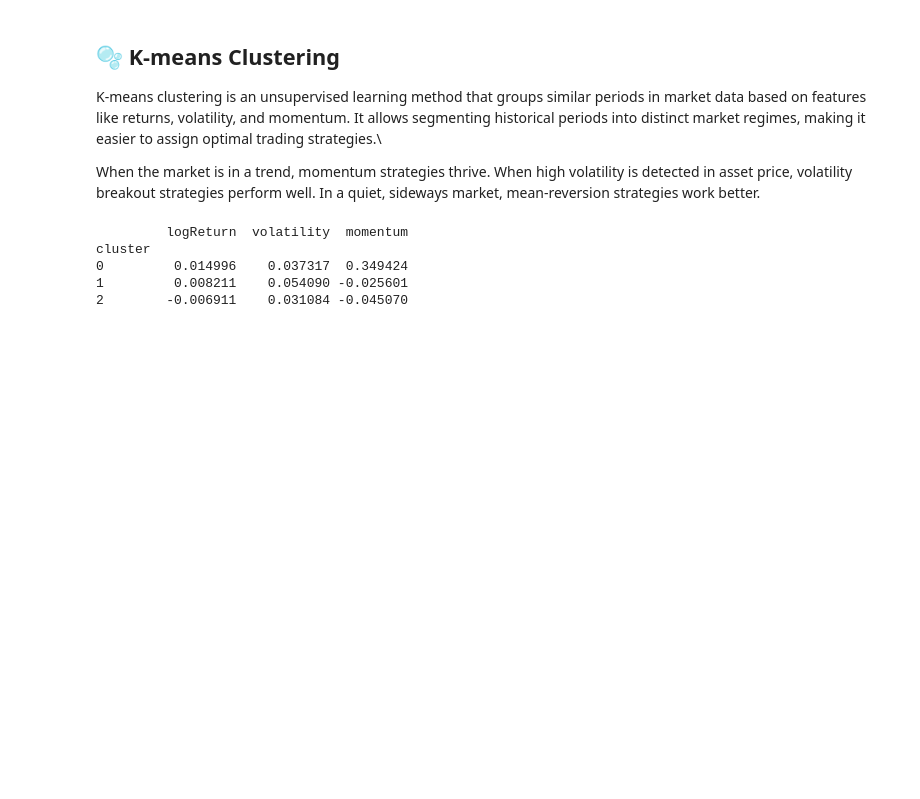
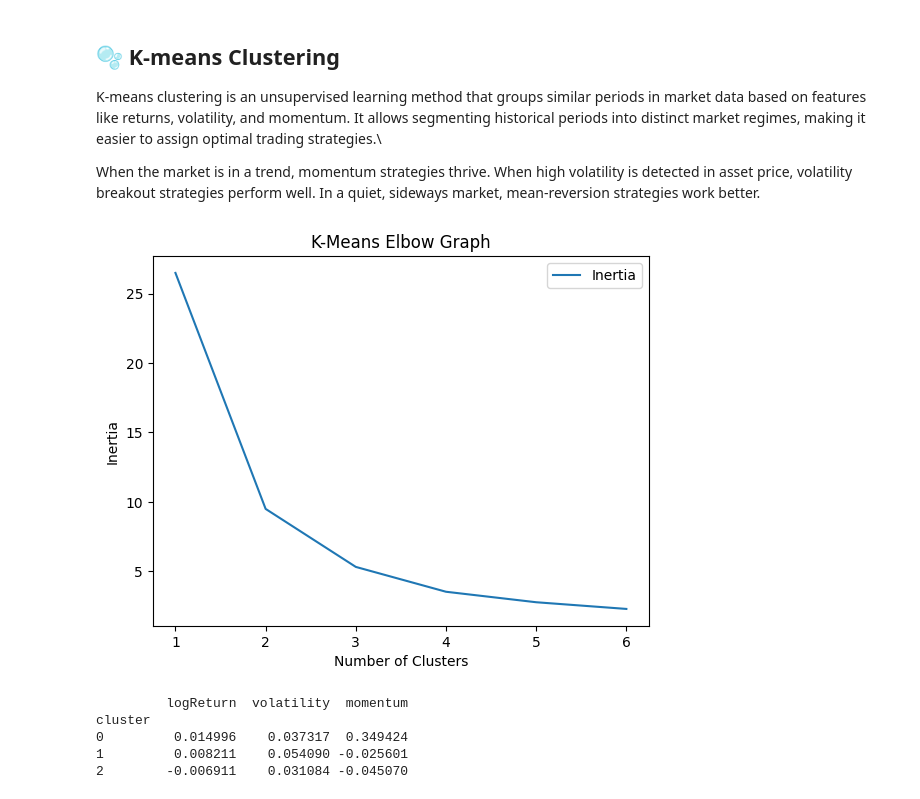
Before and after one commit to Lawrence2005/Finovax-Quantitative-Researcher-Internship-Summer-2025, a Jupyter notebook: Market-Regime-Detection-via-Markov-Model-Week2/explorations.ipynb, the cells around one changed output. Drawn from its saved outputs; the diff is of its cells as text; code cells hidden in the pictures; blank space fills up the shorter version.

```diff
--- a/Market-Regime-Detection-via-Markov-Model-Week2/explorations.ipynb
+++ b/Market-Regime-Detection-via-Markov-Model-Week2/explorations.ipynb
@@ -204,0 +201,15 @@ data.loc[features.index, 'regime'] = kmeans.fit_predict(scaled)
+# %%
+# Find the suitable k by fitting a K-Means model for each k
+n_clusters = np.arange(1, 7)
+models = [KMeans(n, init='k-means++').fit(features) for n in n_clusters]
+# %%
+# Plotting of intertia
+plt.plot(n_clusters, [m.inertia_ for m in models], label='Inertia')
+
+plt.legend(loc='best')
+plt.title('K-Means Elbow Graph')
+plt.xlabel('Number of Clusters')
+plt.ylabel('Inertia')
+plt.show()
+# %% [output]
+[figure, added]
```
Also changed, not shown: parts of 6 cells of this notebook.
